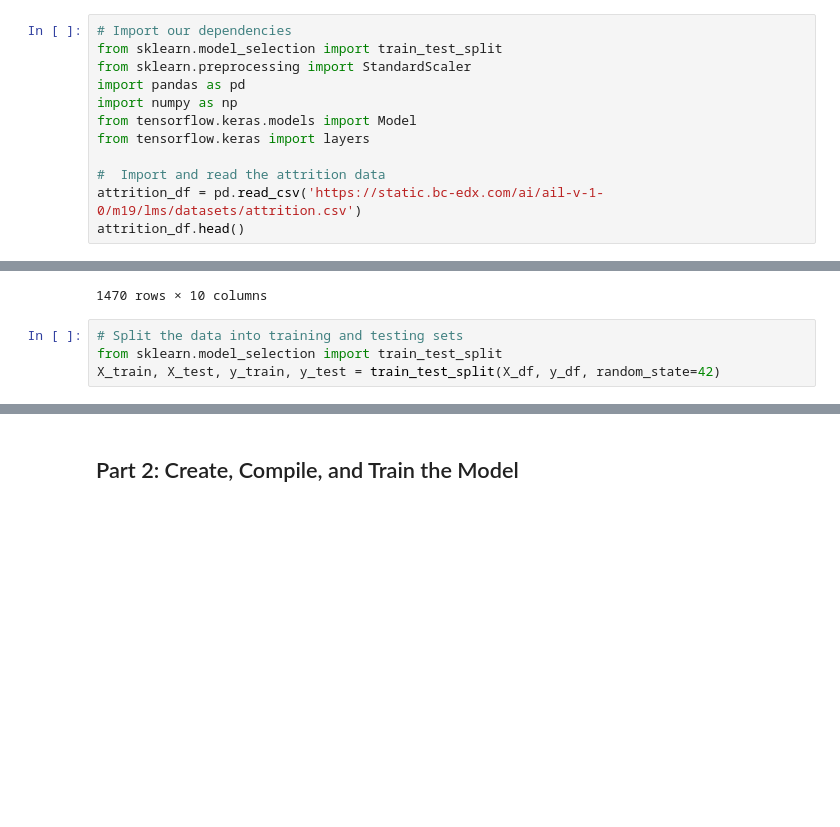
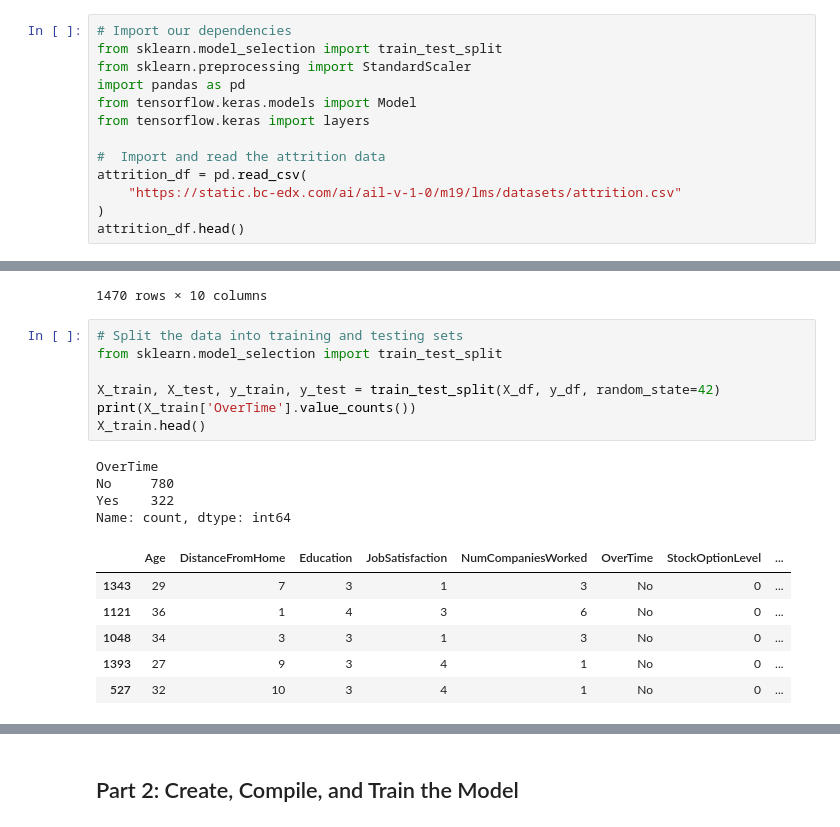
Before and after one commit to harrismhurley/neural-network-challenge-2, a Jupyter notebook: attrition.ipynb, the cells around one changed output, grey strips where cells are left out. Saved outputs shown, nothing was run; the diff lists cells and outputs as text; blank space fills up the shorter version.

```diff
--- a/attrition.ipynb
+++ b/attrition.ipynb
@@ -5,12 +5,13 @@
 from sklearn.model_selection import train_test_split
 from sklearn.preprocessing import StandardScaler
 import pandas as pd
-import numpy as np
 from tensorflow.keras.models import Model
 from tensorflow.keras import layers
 
 #  Import and read the attrition data
-attrition_df = pd.read_csv('https://static.bc-edx.com/ai/ail-v-1-0/m19/lms/datasets/attrition.csv')
+attrition_df = pd.read_csv(
+    "https://static.bc-edx.com/ai/ail-v-1-0/m19/lms/datasets/attrition.csv"
+)
 attrition_df.head()
 # %% [output]
 |  | Age | Attrition | BusinessTravel | Department | DistanceFromHome | Education | EducationField | ... |
@@ -94,7 +106,21 @@ X_df
 # %%
 # Split the data into training and testing sets
 from sklearn.model_selection import train_test_split
+
 X_train, X_test, y_train, y_test = train_test_split(X_df, y_df, random_state=42)
+print(X_train['OverTime'].value_counts())
+X_train.head()
+# %% [output]
+OverTime
+No     780
+Yes    322
+Name: count, dtype: int64
+|  | Age | DistanceFromHome | Education | JobSatisfaction | NumCompaniesWorked | OverTime | StockOptionLevel | ... |
+| 1343 | 29 | 7 | 3 | 1 | 3 | No | 0 | ... |
+| 1121 | 36 | 1 | 4 | 3 | 6 | No | 0 | ... |
+| 1048 | 34 | 3 | 3 | 1 | 3 | No | 0 | ... |
+| 1393 | 27 | 9 | 3 | 4 | 1 | No | 0 | ... |
+| 527 | 32 | 10 | 3 | 4 | 1 | No | 0 | ... |
 # %%
 # Convert your X data to numeric data types however you see fit
 # Add new code cells as necessary
```
Also changed, not shown: parts of 16 cells of this notebook, 1 other file.
